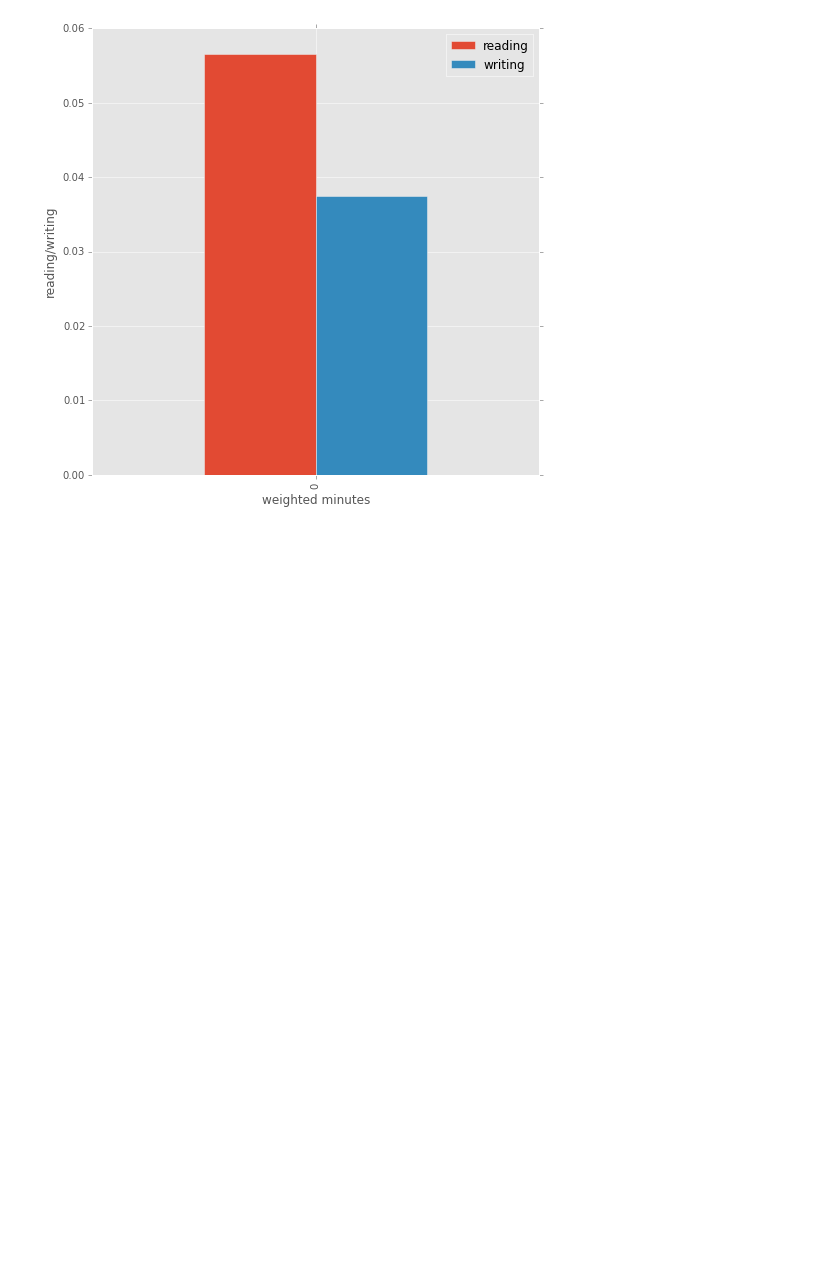
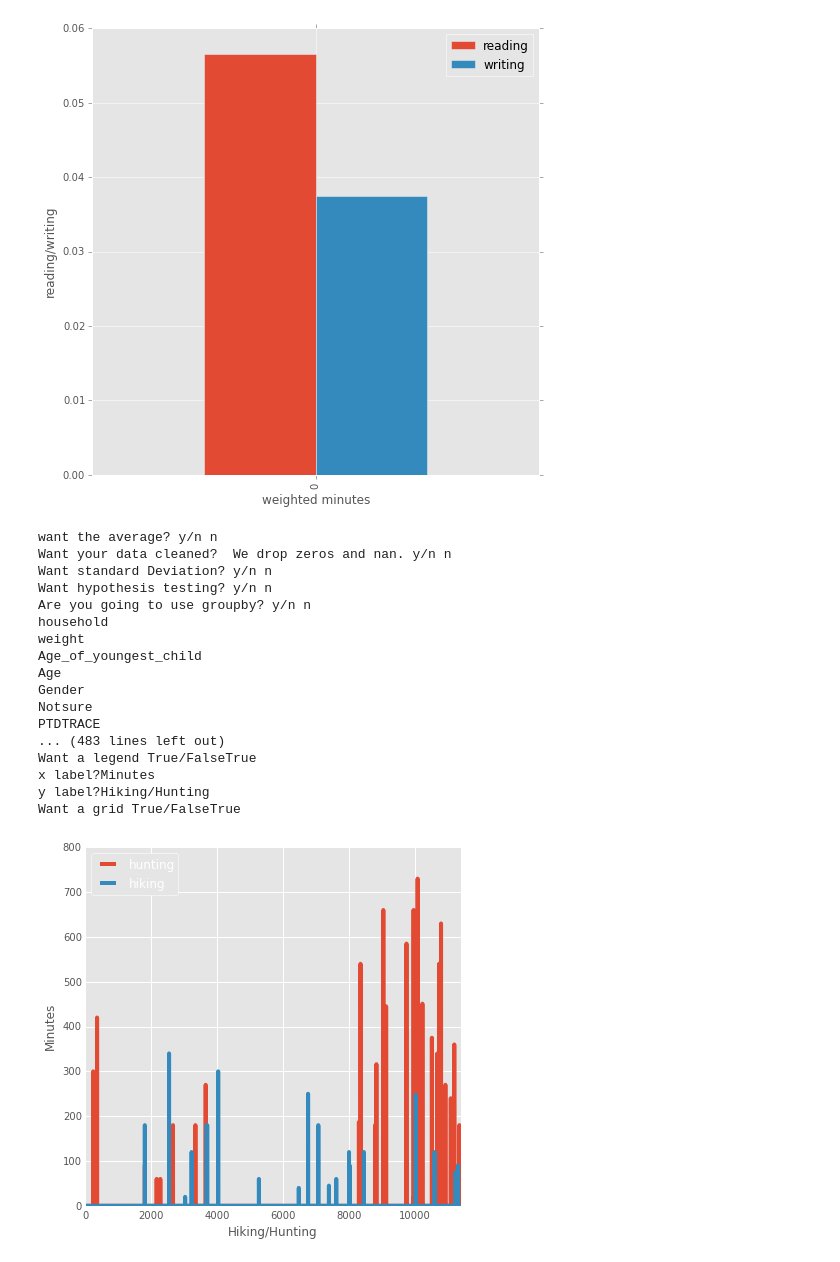
Before and after one commit to pjpassa/atus-analysis-system, a Jupyter notebook: Test Notebook 1.ipynb, the cells around one changed output. Saved outputs shown, nothing was run; the diff lists cells and outputs as text; code cells hidden in the pictures; blank space fills up the shorter version.

```diff
--- a/Test Notebook 1.ipynb
+++ b/Test Notebook 1.ipynb
@@ -252,3 +341,24 @@ x label?reading/writing
 y label?weighted minutes
 Want a grid True/FalseTrue
 [figure]
+# %%
+line_chart_test = datasets(test)
+# %% [output]
+want the average? y/n n
+Want your data cleaned?  We drop zeros and nan. y/n n
+Want standard Deviation? y/n n
+Want hypothesis testing? y/n n
+Are you going to use groupby? y/n n
+household
+weight
+Age_of_youngest_child
+Age
+Gender
+Notsure
+PTDTRACE
+... (483 lines left out)
+Want a legend True/FalseTrue
+x label?Minutes
+y label?Hiking/Hunting
+Want a grid True/FalseTrue
+[figure, added]
```
Also changed, not shown: parts of 18 cells of this notebook, 1 other file.
